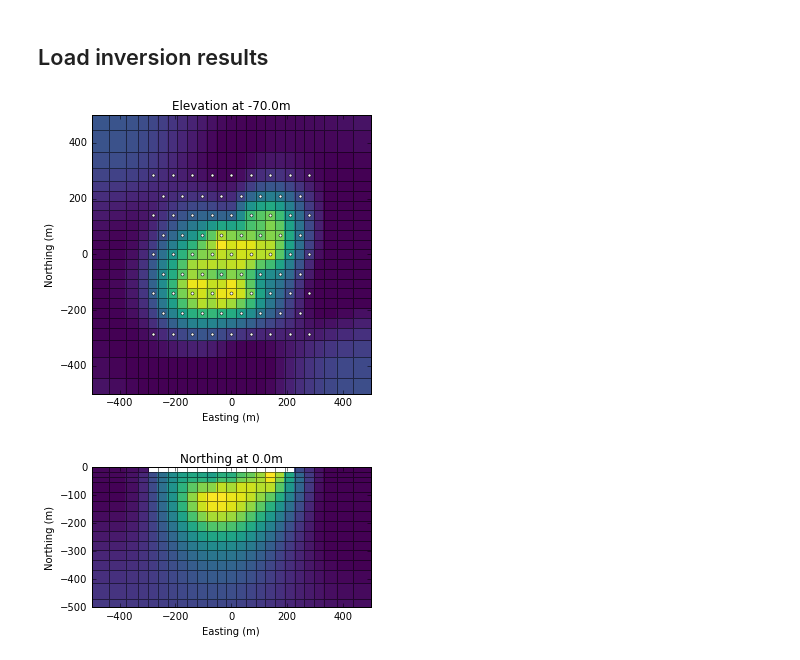
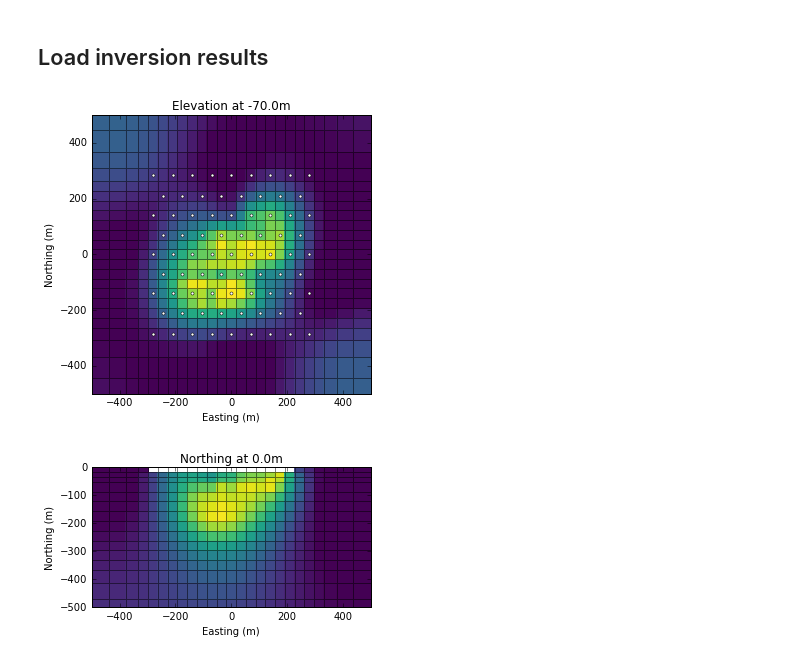
Before and after one commit to simpeg/presentations, a Jupyter notebook: SciPy2016/notebooks/ATEM/ATEM_example.ipynb, the cells around one changed output. Drawn from its saved outputs; the diff is of its cells as text; code cells hidden in the pictures.

```diff
--- a/SciPy2016/notebooks/ATEM/ATEM_example.ipynb
+++ b/SciPy2016/notebooks/ATEM/ATEM_example.ipynb
@@ -198,22 +225,22 @@ interact(viz, itime=IntSlider(min=0, max=9,step=1, value=0),
 ## Load inversion results
 # %%
 predmodel = []
-for i in range(1,11):
+for i in range(1,20):
     if i<10:
         temp = np.load("./invresults/00"+str(i)+"-InversionModel-2016-06-28-20-00.npy")
     else:
         temp = np.load("./invresults/0"+str(i)+"-InversionModel-2016-06-28-20-00.npy")
     predmodel.append(temp)
 # %%
-iteration = 9
+iteration = 16
 airind = sigma == 1e-8
 expmap = Maps.ExpMap(mesh)
 actmap = Maps.InjectActiveCells(mesh, ~airind, np.log(1e-8))
 mapping = expmap*actmap
 sigest = mapping*predmodel[iteration]
 sigest[airind] = np.nan
 vizplan(sigest)
 vizsection(sigest)
 # %% [output]
-[figure, old version]
+[figure, new version]
-[figure, old version]
+[figure, new version]
```
Also changed, not shown: parts of 3 cells of this notebook, 12 other files.
